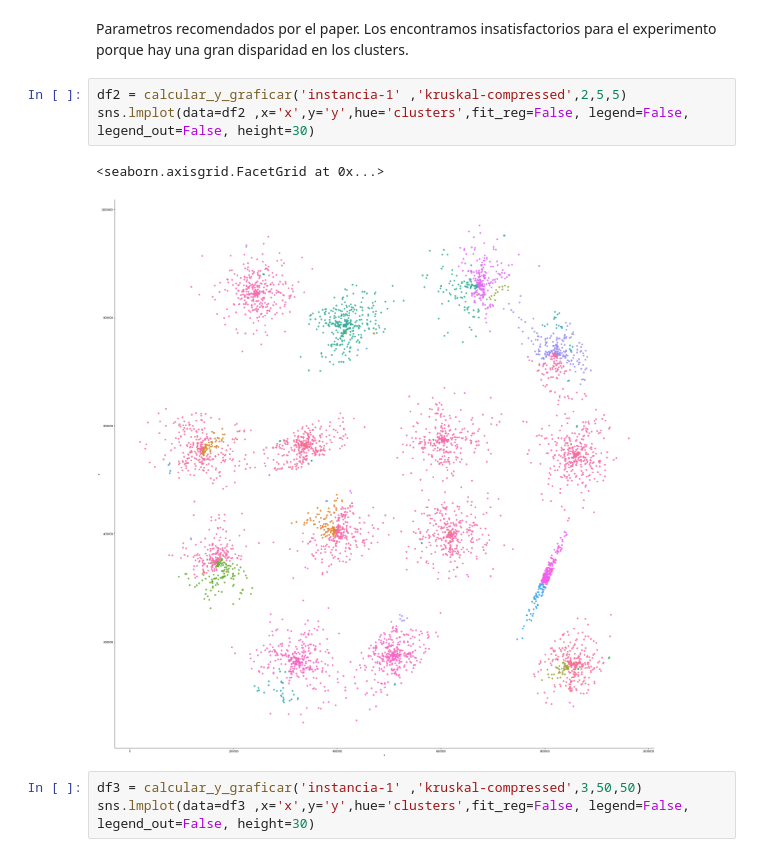
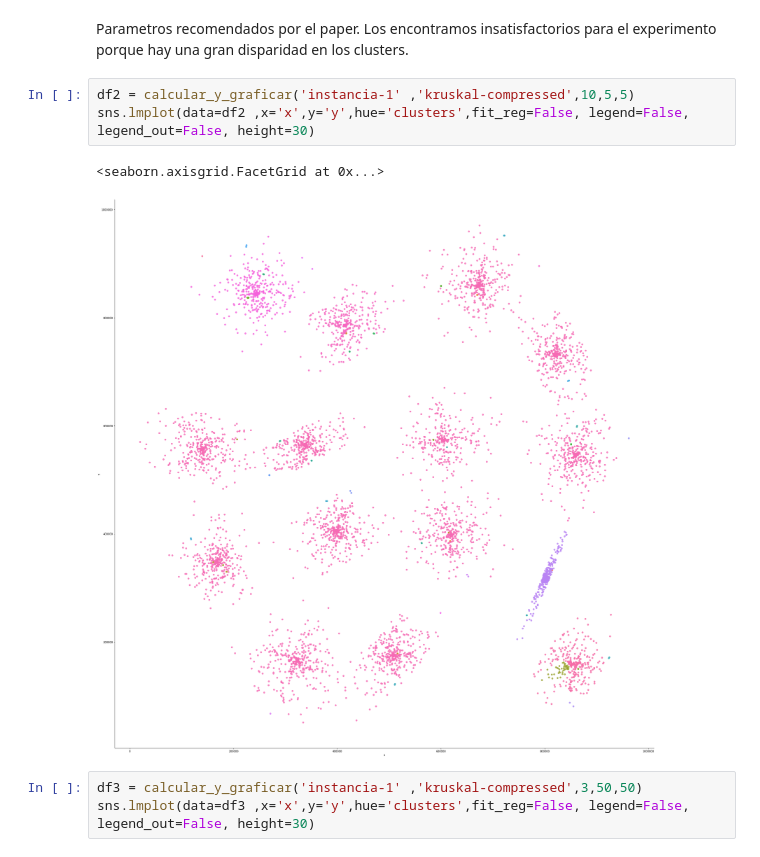
Before and after one commit to ngoldenberg/uba-aed3-tp2-2c-2019, a Jupyter notebook: experimentacion/ejercicio-1/experimentación.ipynb, the cells around one changed output. Cells and saved outputs as stored; diff of their text form.

Commit message:
instancias

```diff
--- a/experimentacion/ejercicio-1/experimentación.ipynb
+++ b/experimentacion/ejercicio-1/experimentación.ipynb
@@ -156,11 +156,11 @@ sns.scatterplot(x='x',y='y',hue='clusters', size='clusters' ,data=df1, palette='
 # %% [markdown]
 Parametros recomendados por el paper. Los encontramos insatisfactorios para el experimento porque hay una gran disparidad en los clusters.
 # %%
-df2 = calcular_y_graficar('instancia-1' ,'kruskal-compressed',2,5,5)
+df2 = calcular_y_graficar('instancia-1' ,'kruskal-compressed',10,5,5)
 sns.lmplot(data=df2 ,x='x',y='y',hue='clusters',fit_reg=False, legend=False, legend_out=False, height=30)
 # %% [output]
 <seaborn.axisgrid.FacetGrid at 0x...>
-[figure, old version]
+[figure, new version]
 # %%
 df3 = calcular_y_graficar('instancia-1' ,'kruskal-compressed',3,50,50)
 sns.lmplot(data=df3 ,x='x',y='y',hue='clusters',fit_reg=False, legend=False, legend_out=False, height=30)
```
Also changed, not shown: parts of 4 cells of this notebook, 19 other files.
